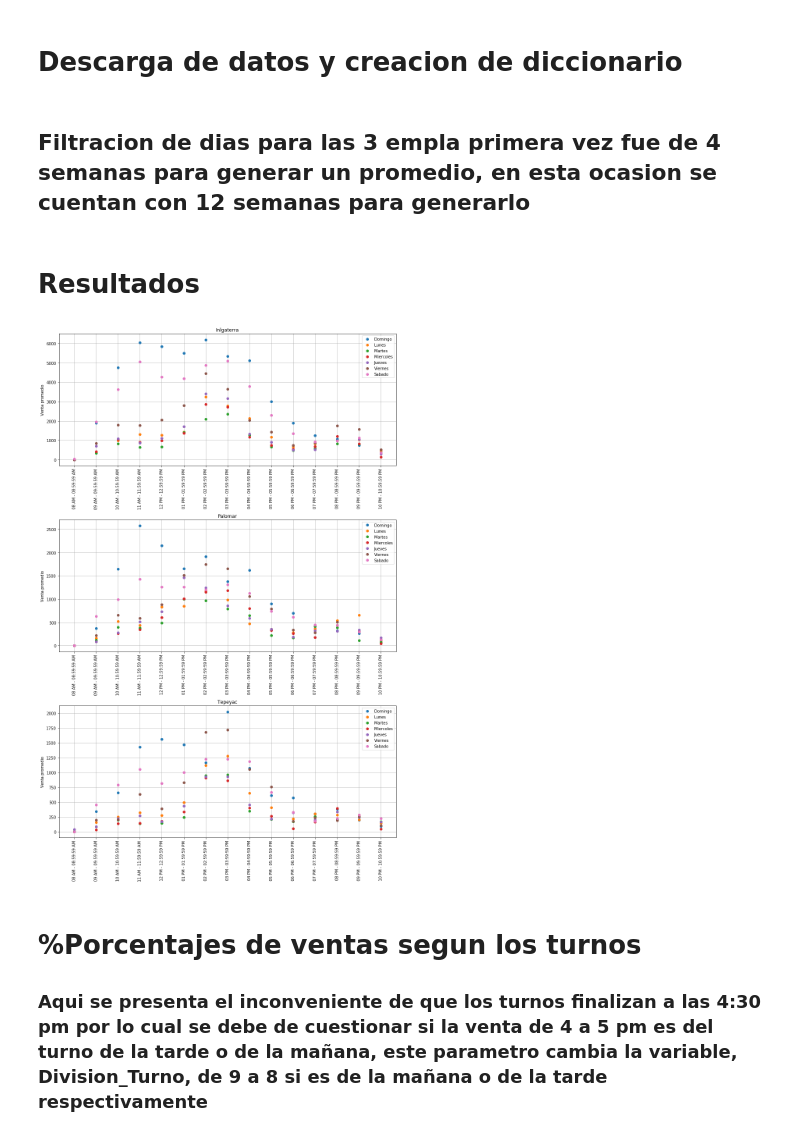
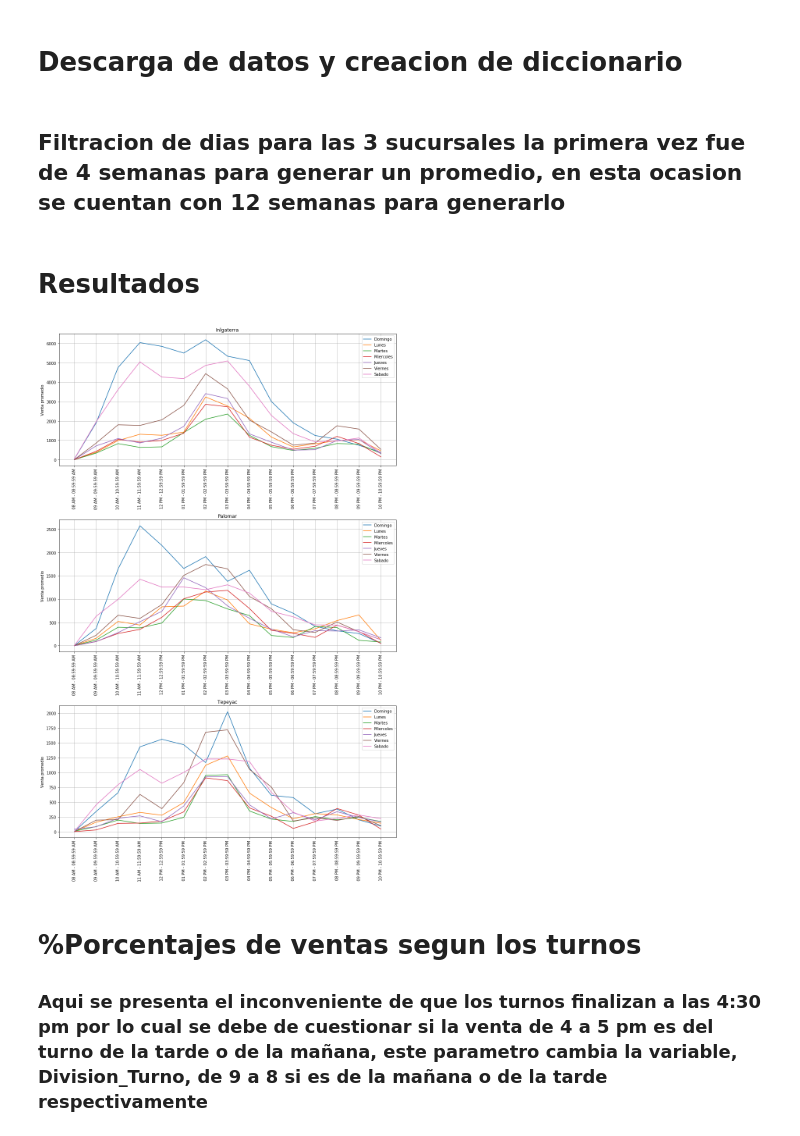
Before and after one commit to agui197/Las-Ro, a Jupyter notebook: Venta por hora/Ventas por hora.ipynb, the cells around one changed output. Saved outputs shown, nothing was run; the diff lists cells and outputs as text; code cells hidden in the pictures.

```diff
--- a/Venta por hora/Ventas por hora.ipynb
+++ b/Venta por hora/Ventas por hora.ipynb
@@ -27,7 +27,7 @@ E=[Tdata,Pdata,Idata]
 S=['T','P','I']
 z=list(map(lambda e,s:list(map(lambda sheet:sheets(sheet_to_df_map,sheet,e,s),e.sheet_names)),E,S))
 # %% [markdown]
-## Filtracion de dias para las 3 empla primera vez fue de 4 semanas para generar un promedio, en esta ocasion se cuentan con 12 semanas para generarlo
+## Filtracion de dias para las 3 sucursales la primera vez fue de 4 semanas para generar un promedio, en esta ocasion se cuentan con 12 semanas para generarlo
 # %%
 y=list(map(lambda s:list(map(lambda d:list(reduce(lambda x,y:x+y,list(map(lambda sh:sheet_to_df_map[s][sh].iloc[0:15,2+4*d],Tdata.sheet_names)))/len(Tdata.sheet_names)),range(7))),S))
 # %% [markdown]
@@ -35,31 +35,31 @@ y=list(map(lambda s:list(map(lambda d:list(reduce(lambda x,y:x+y,list(map(lambda
 # %%
 plt.figure(1,figsize=[13,20])
 plt.subplot(311)
 dias=['Domingo','Lunes','Martes','Miercoles','Jueves','Viernes','Sabado']
-list(map(lambda d,t:plt.plot(range(15),y[2][d],'o',label=t),range(7),dias))
+list(map(lambda d,t:plt.plot(range(15),y[2][d],'-',label=t),range(7),dias))
 plt.title("Inlgaterra")
 plt.ylabel('Venta promedio')
 plt.legend()
 plt.grid()
 plt.xticks(range(15),sheet_to_df_map['I']['16-22_09'].iloc[0:15,0],rotation=90)
 plt.subplot(312)
-list(map(lambda d,t:plt.plot(range(15),y[1][d],'o',label=t),range(7),dias))
+list(map(lambda d,t:plt.plot(range(15),y[1][d],'-',label=t),range(7),dias))
 plt.title("Palomar")
 plt.ylabel('Venta promedio')
 plt.legend()
 plt.grid()
 plt.xticks(range(15),sheet_to_df_map['I']['16-22_09'].iloc[0:15,0],rotation=90)
 plt.subplot(313)
-list(map(lambda d,t:plt.plot(range(15),y[0][d],'o',label=t),range(7),dias))
+list(map(lambda d,t:plt.plot(range(15),y[0][d],'-',label=t),range(7),dias))
 plt.title("Tepeyac")
 plt.ylabel('Venta promedio')
 plt.legend()
 plt.grid()
 plt.xticks(range(15),sheet_to_df_map['I']['16-22_09'].iloc[0:15,0],rotation=90)
 plt.tight_layout()
 plt.show()
 # %% [output]
-[figure, old version]
+[figure, new version]
 # %% [markdown]
 # %Porcentajes de ventas segun los turnos
 ### Aqui se presenta el inconveniente de que los turnos finalizan a las 4:30 pm por lo cual se debe de cuestionar si la venta de 4 a 5 pm es del turno de la tarde o de la mañana, este parametro cambia la variable, Division_Turno, de 9 a 8 si es de la mañana o de la tarde respectivamente
```
Also changed, not shown: parts of 3 cells of this notebook, 3 other files.
